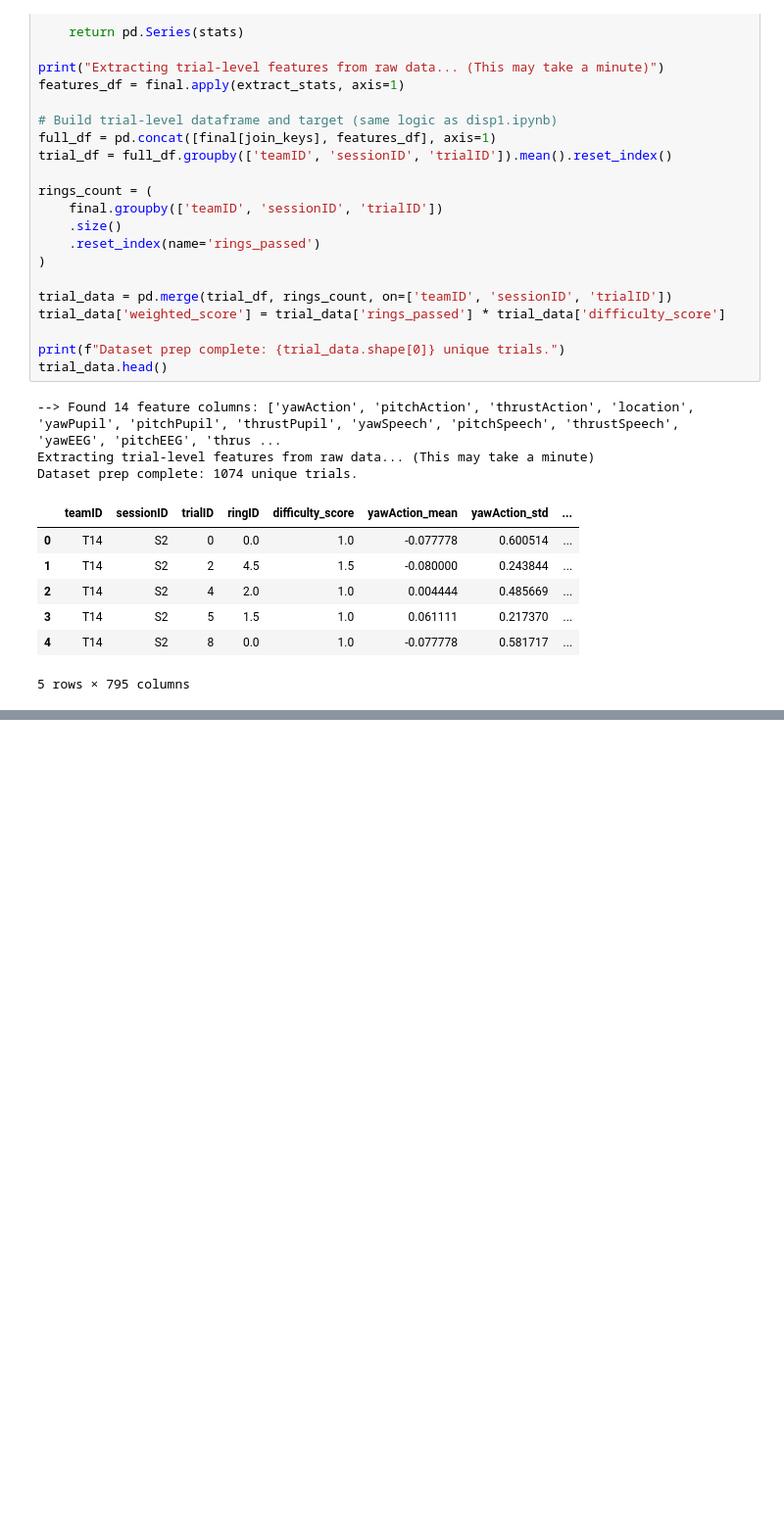
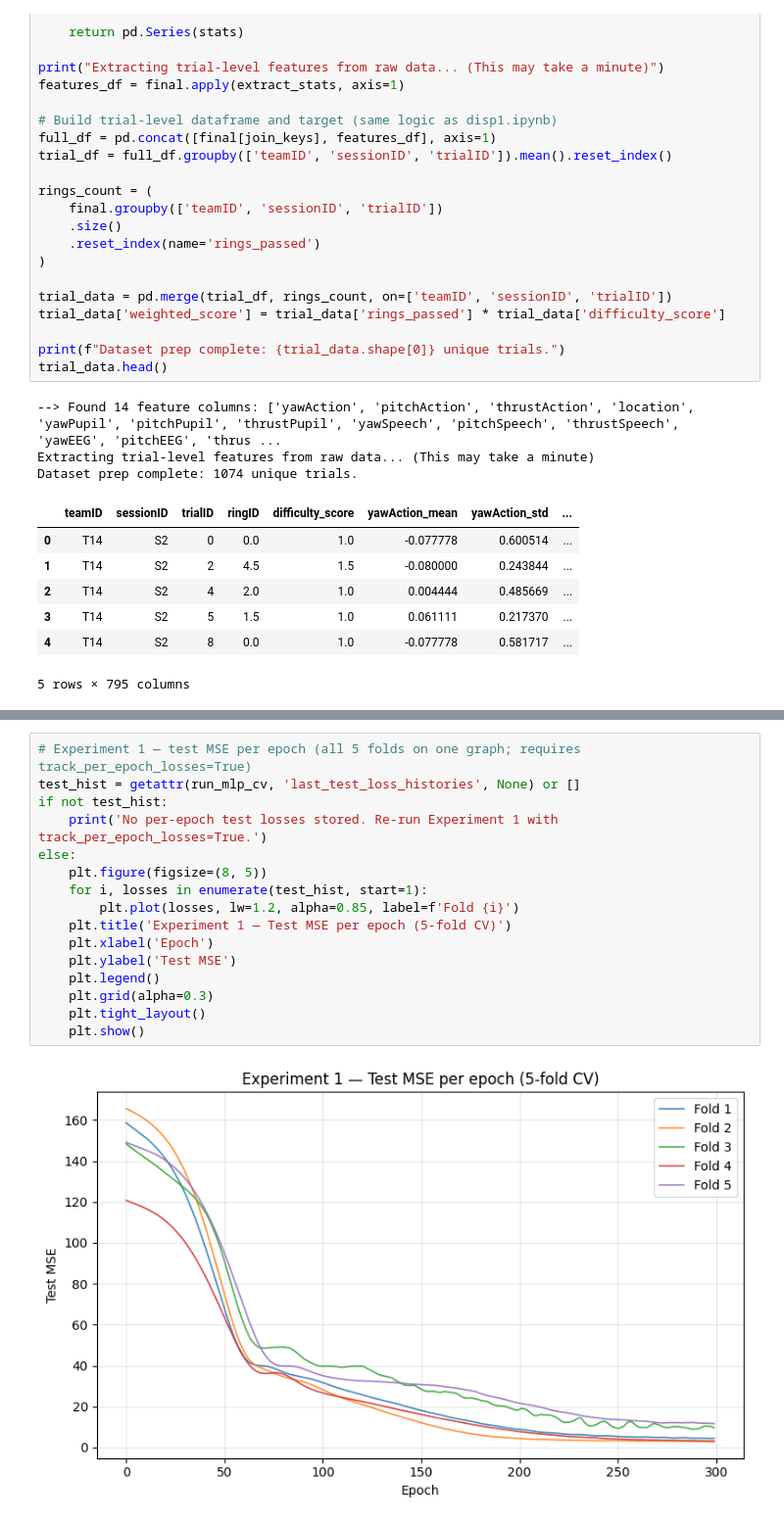
Before and after one commit to zqq121017/Team1_DATA481, a Jupyter notebook: Aryan_DATA481/disp_all_mlps.ipynb, the cells around one changed output, grey strips where cells are left out. Shown at 98% size. Saved outputs shown, nothing was run; the diff lists cells and outputs as text; blank space fills up the shorter version.

```diff
--- a/Aryan_DATA481/disp_all_mlps.ipynb
+++ b/Aryan_DATA481/disp_all_mlps.ipynb
@@ -585,0 +647,18 @@ This GCN pipeline rebuilds trial-level data after the MLP experiments by merging
+# %%
+# Experiment 1 — test MSE per epoch (all 5 folds on one graph; requires track_per_epoch_losses=True)
+test_hist = getattr(run_mlp_cv, 'last_test_loss_histories', None) or []
+if not test_hist:
+    print('No per-epoch test losses stored. Re-run Experiment 1 with track_per_epoch_losses=True.')
+else:
+    plt.figure(figsize=(8, 5))
+    for i, losses in enumerate(test_hist, start=1):
+        plt.plot(losses, lw=1.2, alpha=0.85, label=f'Fold {i}')
+    plt.title('Experiment 1 — Test MSE per epoch (5-fold CV)')
+    plt.xlabel('Epoch')
+    plt.ylabel('Test MSE')
+    plt.legend()
+    plt.grid(alpha=0.3)
+    plt.tight_layout()
+    plt.show()
+# %% [output]
+[figure, added]
```
Also changed, not shown: parts of 7 cells of this notebook.
